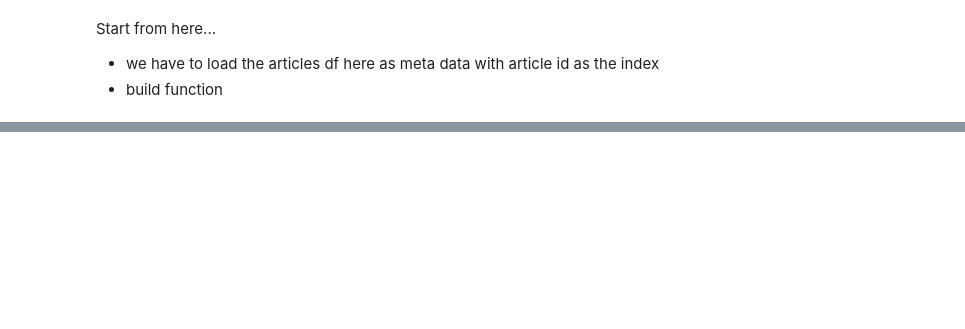
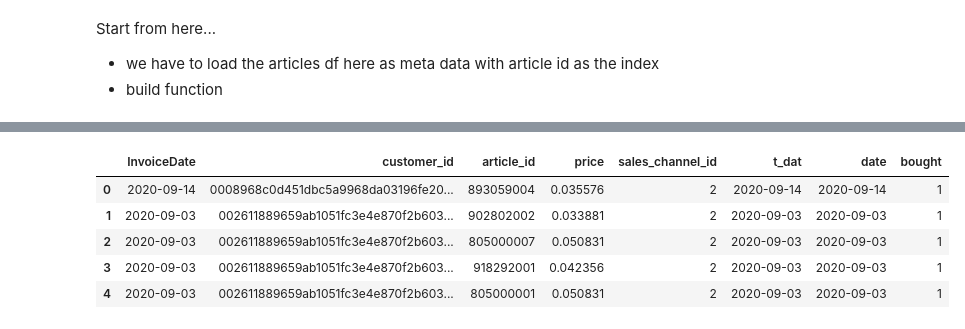
Before and after one commit to aliceagrawal/HM-Recommender-System-App, a Jupyter notebook: H&M-CollaborativeFilteringModeling.ipynb, the cells around one changed output, grey strips where cells are left out. Drawn from its saved outputs; the diff is of its cells as text; code cells hidden in the pictures; blank space fills up the shorter version.

```diff
--- a/H&M-CollaborativeFilteringModeling.ipynb
+++ b/H&M-CollaborativeFilteringModeling.ipynb
@@ -410,0 +371,9 @@ meta_articles = pd.read_csv('Data/ata/art')
+# %%
+transactions.head()
+# %% [output]
+|  | InvoiceDate | customer_id | article_id | price | sales_channel_id | t_dat | date | bought |
+| 0 | 2020-09-14 | 0008968c0d451dbc5a9968da03196fe20... | 893059004 | 0.035576 | 2 | 2020-09-14 | 2020-09-14 | 1 |
+| 1 | 2020-09-03 | 002611889659ab1051fc3e4e870f2b603... | 902802002 | 0.033881 | 2 | 2020-09-03 | 2020-09-03 | 1 |
+| 2 | 2020-09-03 | 002611889659ab1051fc3e4e870f2b603... | 805000007 | 0.050831 | 2 | 2020-09-03 | 2020-09-03 | 1 |
+| 3 | 2020-09-03 | 002611889659ab1051fc3e4e870f2b603... | 918292001 | 0.042356 | 2 | 2020-09-03 | 2020-09-03 | 1 |
+| 4 | 2020-09-03 | 002611889659ab1051fc3e4e870f2b603... | 805000001 | 0.050831 | 2 | 2020-09-03 | 2020-09-03 | 1 |
```
Also changed, not shown: parts of 33 cells of this notebook, 2 other files.
